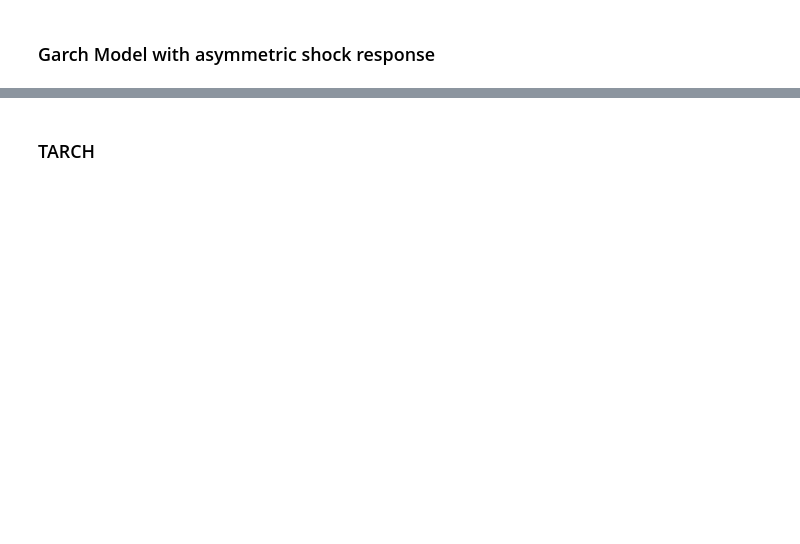
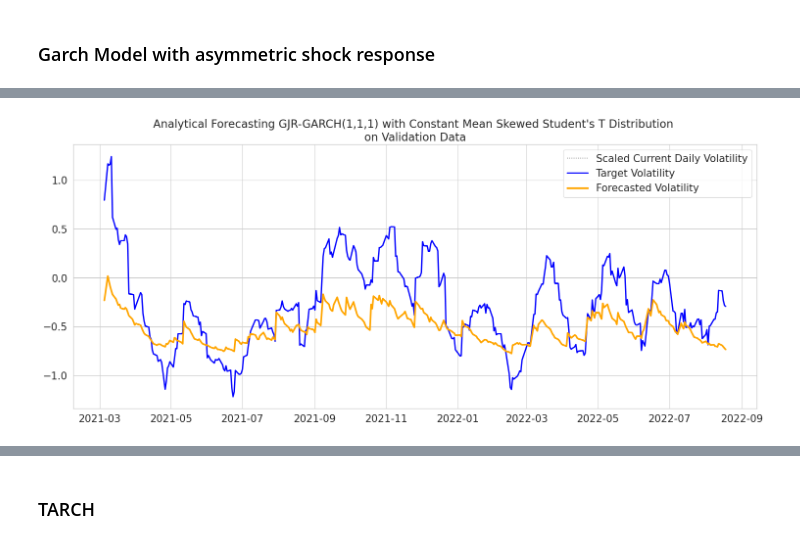
Before and after one commit to GabrielDeOliveiraAlmeida/volatilidade, a Jupyter notebook: notebooks/nootbook-1.ipynb, the cells around one changed output, grey strips where cells are left out. Cells and saved outputs as stored; diff of their text form; code cells hidden in the pictures; blank space fills up the shorter version.

```diff
--- a/notebooks/nootbook-1.ipynb
+++ b/notebooks/nootbook-1.ipynb
@@ -1042,0 +1069,36 @@ Covariance estimator: robust
+# %%
+# EXPANDING WINDOW FORECAST
+size = len(val_idx)
+rolling_forecasts = []
+idx = df.index
+
+# Set de validação
+for i in range(0, size):
+    # Pegar os valores anteriores a esse step
+    idx = val_idx[i]
+    train = df.returns[:idx]
+
+    # treinar o modelo até esse step
+    model = arch_model(train, p=1, q=1, o=1,
+                       vol='GARCH', dist='skewt')
+    model_fit = model.fit(disp='off')
+
+    # fazer a predição com n_future
+    values = model_fit.forecast(horizon=n_future,
+                             reindex=False).variance.iloc[0]
+
+    for value in values:
+        rolling_forecasts.append(value)
+# %%
+values_forecast = []
+for i in range(size):
+    values_forecast.append(rolling_forecasts[i]**.5)
+
+gjr_1_preds = pd.Series(values_forecast, index=val_idx)
+# %%
+gjr_1_preds_scaled = transform_volatility_to_scaler(scaler_gjr, gjr_1_preds)
+# %%
+viz_model(y_val_scaled, gjr_1_preds_scaled,
+          "Analytical Forecasting GJR-GARCH(1,1,1) with Constant Mean Skewed Student's T Distribution")
+# %% [output]
+[figure, added]
```
Also changed, not shown: parts of 45 cells of this notebook, 12 other files.
